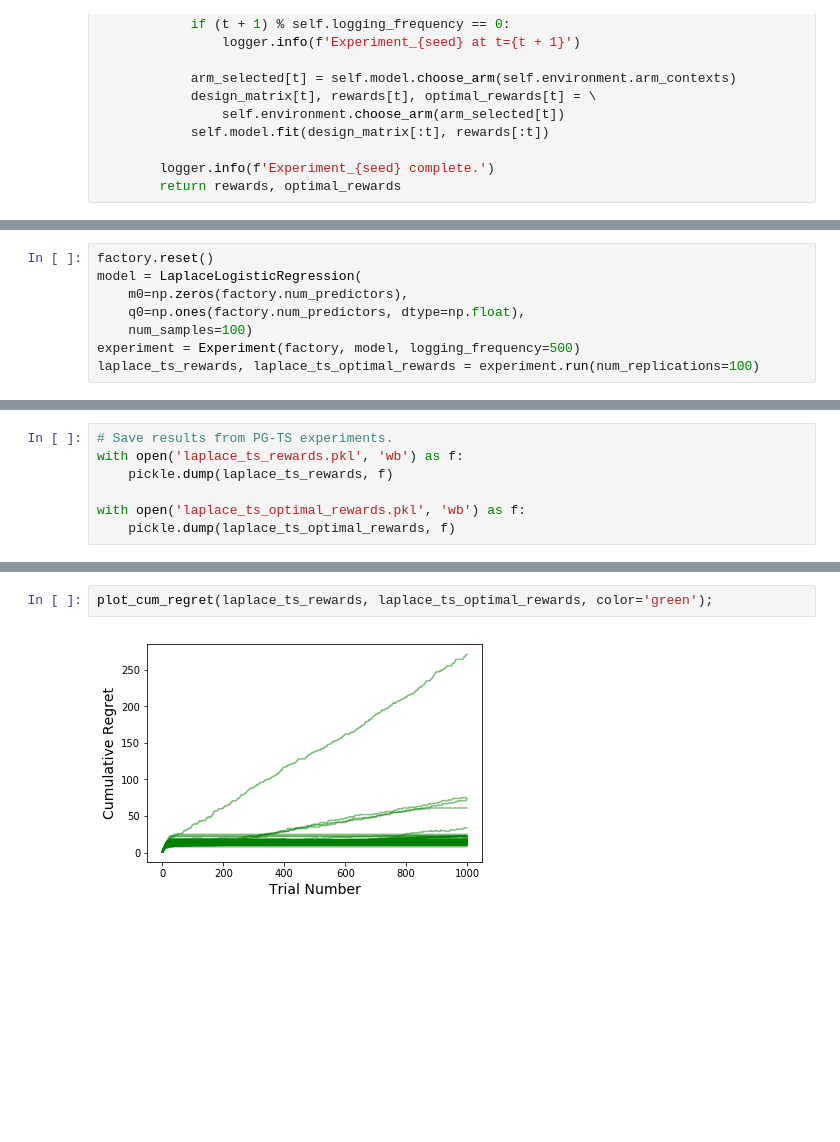
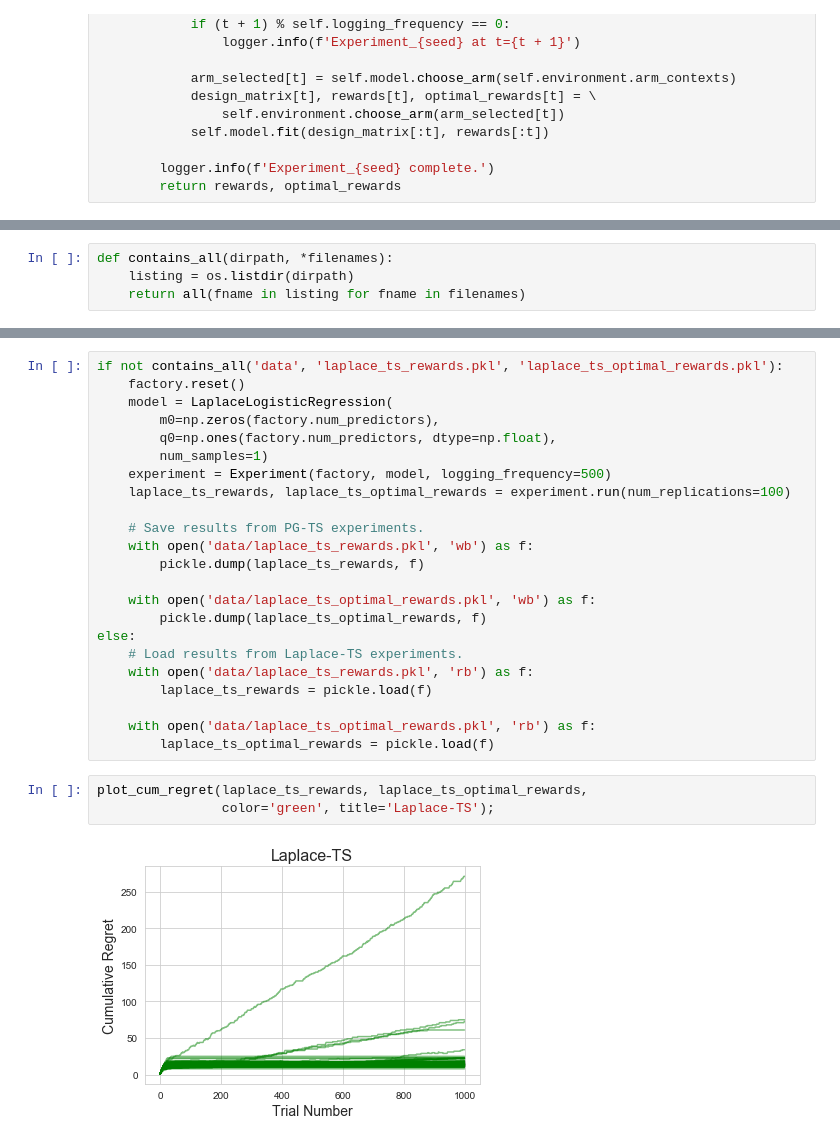
Before and after one commit to banditry/banditry, a Jupyter notebook: notebooks/pg-ts.ipynb, the cells around one changed output, grey strips where cells are left out. Drawn from its saved outputs; the diff is of its cells as text; blank space fills up the shorter version.

```diff
--- a/notebooks/pg-ts.ipynb
+++ b/notebooks/pg-ts.ipynb
@@ -865 +872,5 @@ GaussianSimulationEnvironment, num_predictors=10, num_arms=100, max_arm_rate=0.9
+# %%
+def contains_all(dirpath, *filenames):
+    listing = os.listdir(dirpath)
+    return all(fname in listing for fname in filenames)
 # %%
@@ -908,8 +921,0 @@ plot_cum_regret(pg_ts_rewards, pg_ts_optimal_rewards);
-# %%
-factory.reset()
-model = LaplaceLogisticRegression(
-    m0=np.zeros(factory.num_predictors),
-    q0=np.ones(factory.num_predictors, dtype=np.float),
-    num_samples=100)
-experiment = Experiment(factory, model, logging_frequency=500)
-laplace_ts_rewards, laplace_ts_optimal_rewards = experiment.run(num_replications=100)
@@ -981,7 +921,0 @@ laplace_ts_rewards, laplace_ts_optimal_rewards = experiment.run(num_replications
-# %%
-# Save results from PG-TS experiments.
-with open('laplace_ts_rewards.pkl', 'wb') as f:
-    pickle.dump(laplace_ts_rewards, f)
-
-with open('laplace_ts_optimal_rewards.pkl', 'wb') as f:
-    pickle.dump(laplace_ts_optimal_rewards, f)
@@ -995,4 +964,28 @@ with open('laplace_ts_optimal_rewards.pkl', 'wb') as f:
+# %%
+if not contains_all('data', 'laplace_ts_rewards.pkl', 'laplace_ts_optimal_rewards.pkl'):
+    factory.reset()
+    model = LaplaceLogisticRegression(
+        m0=np.zeros(factory.num_predictors),
+        q0=np.ones(factory.num_predictors, dtype=np.float),
+        num_samples=1)
+    experiment = Experiment(factory, model, logging_frequency=500)
+    laplace_ts_rewards, laplace_ts_optimal_rewards = experiment.run(num_replications=100)
+
+    # Save results from PG-TS experiments.
+    with open('data/laplace_ts_rewards.pkl', 'wb') as f:
+        pickle.dump(laplace_ts_rewards, f)
+
+    with open('data/laplace_ts_optimal_rewards.pkl', 'wb') as f:
+        pickle.dump(laplace_ts_optimal_rewards, f)
+else:
+    # Load results from Laplace-TS experiments.
+    with open('data/laplace_ts_rewards.pkl', 'rb') as f:
+        laplace_ts_rewards = pickle.load(f)
+
+    with open('data/laplace_ts_optimal_rewards.pkl', 'rb') as f:
+        laplace_ts_optimal_rewards = pickle.load(f)
 # %%
-plot_cum_regret(laplace_ts_rewards, laplace_ts_optimal_rewards, color='green');
+plot_cum_regret(laplace_ts_rewards, laplace_ts_optimal_rewards,
+                color='green', title='Laplace-TS');
 # %% [output]
-[figure, old version]
+[figure, new version]
```
Also changed, not shown: parts of 29 cells of this notebook, 4 other files.
